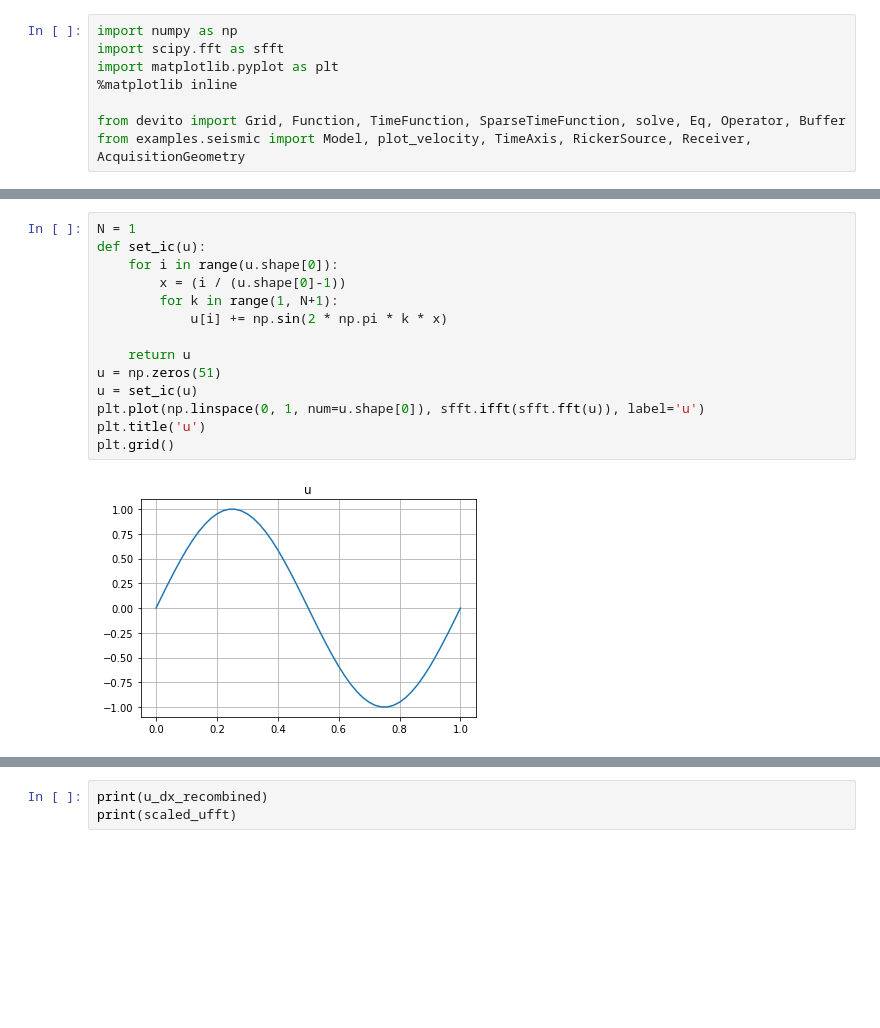
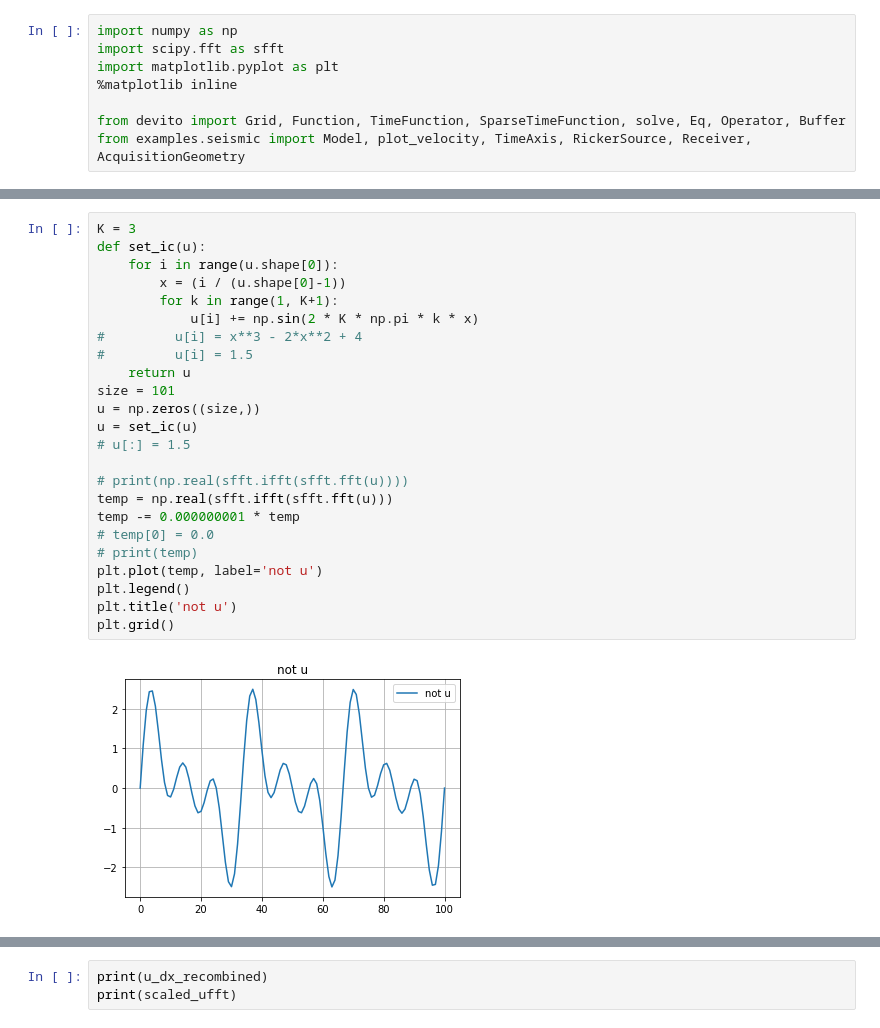
Before and after one commit to nimberledge/akm-fwi, a Jupyter notebook: elastic/FFT.ipynb, the cells around one changed output, grey strips where cells are left out. Saved outputs shown, nothing was run; the diff lists cells and outputs as text; blank space fills up the shorter version.

```diff
--- a/elastic/FFT.ipynb
+++ b/elastic/FFT.ipynb
@@ -85,17 +120,27 @@ _ = fig.colorbar(plot_10, ax=axs[1, 0])
 # %%
-N = 1
+K = 3
 def set_ic(u):
     for i in range(u.shape[0]):
         x = (i / (u.shape[0]-1))
-        for k in range(1, N+1):
-            u[i] += np.sin(2 * np.pi * k * x)
+        for k in range(1, K+1):
+            u[i] += np.sin(2 * K * np.pi * k * x)
+#         u[i] = x**3 - 2*x**2 + 4
+#         u[i] = 1.5
+    return u
+size = 101
+u = np.zeros((size,))
+u = set_ic(u)
+# u[:] = 1.5
 
-    return u
-u = np.zeros(51)
-u = set_ic(u)
-plt.plot(np.linspace(0, 1, num=u.shape[0]), sfft.ifft(sfft.fft(u)), label='u')
-plt.title('u')
+# print(np.real(sfft.ifft(sfft.fft(u))))
+temp = np.real(sfft.ifft(sfft.fft(u)))
+temp -= 0.000000001 * temp
+# temp[0] = 0.0
+# print(temp)
+plt.plot(temp, label='not u')
+plt.legend()
+plt.title('not u')
 plt.grid()
 # %% [output]
-[figure, old version]
+[figure, new version]
 # %%
```
Also changed, not shown: parts of 4 cells of this notebook.
